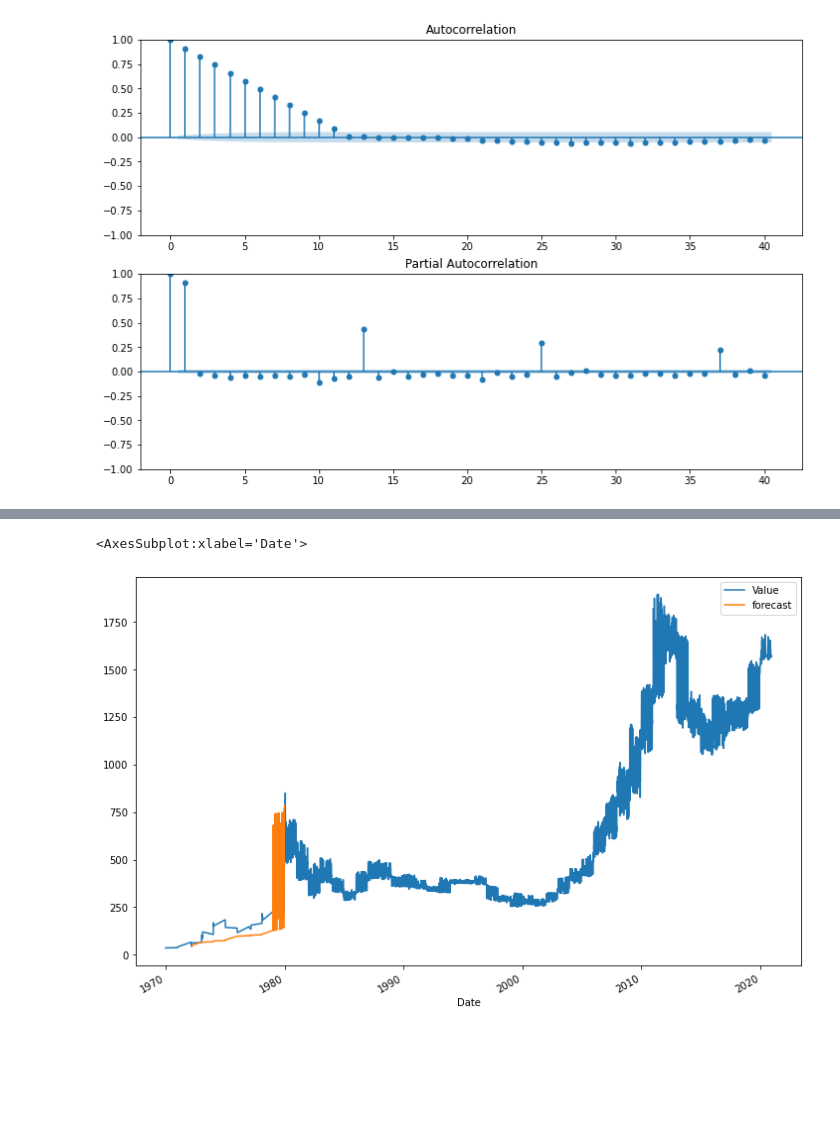
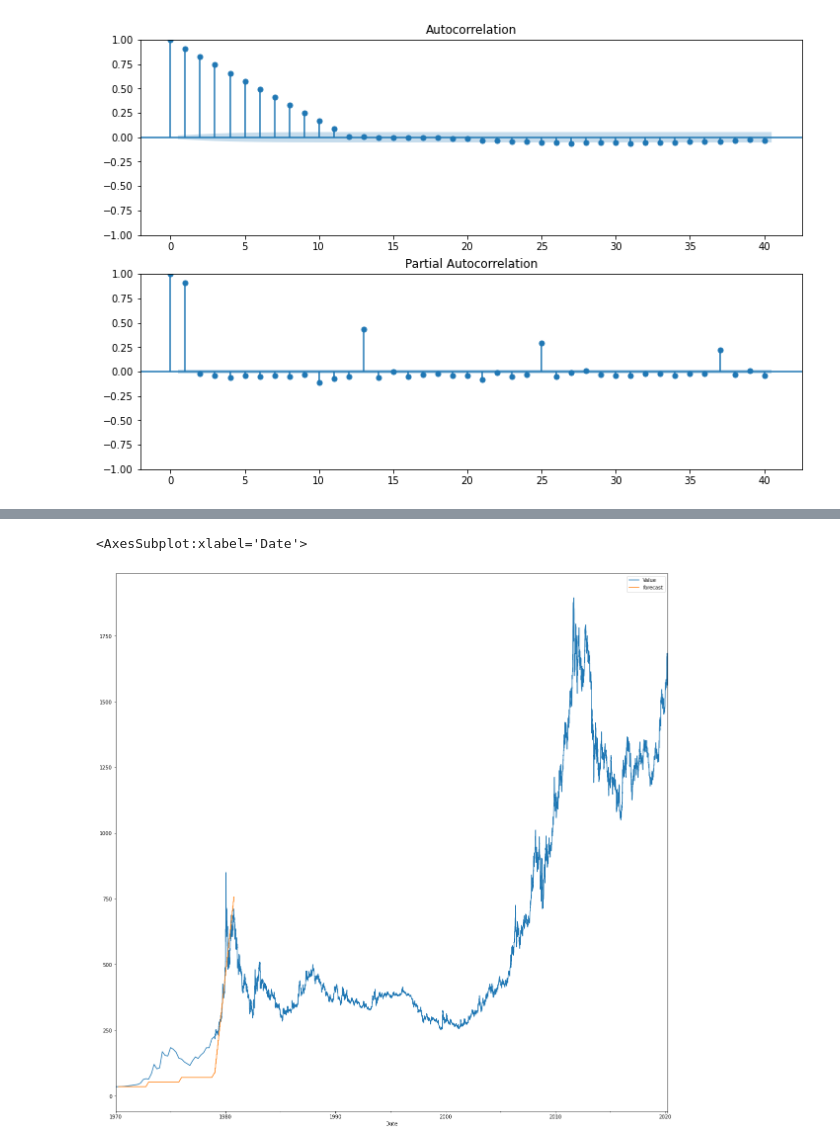
Before and after one commit to sabesan1998/ML_Assignment2_IT19129822_IT19058788_IT19056630, a Jupyter notebook: TimeSeries.ipynb, the cells around one changed output, grey strips where cells are left out. Drawn from its saved outputs; the diff is of its cells as text; code cells hidden in the pictures; blank space fills up the shorter version.

```diff
--- a/TimeSeries.ipynb
+++ b/TimeSeries.ipynb
@@ -107,7 +128,7 @@ Number of Observations : 10747
 # %% [markdown]
 Change the data to stationary
 # %%
-timeSeries['First Difference'] = timeSeries['Value'] - timeSeries['Value'].shift(1)
+timeSeries['First Difference'] = timeSeries.diff().dropna()
 # %%
 timeSeries['Seasonal First Difference']=timeSeries['Value']-timeSeries['Value'].shift(12)
 # %%
@@ -202,5 +225,4 @@ Total fit time: 85.843 seconds
 # %%
-from statsmodels.tsa.arima.model import ARIMA
 model = ARIMA(timeSeries['Value'], order=(2,1,2))
-model_fit=model.fit()
+model_fit_arima=model.fit()
 # %%
@@ -227,7 +249,7 @@ SARIMAX Results
 Warnings:
 [1] Covariance matrix calculated using the outer product of gradients (complex-step).
 # %%
-timeSeries['forecast']=model_fit.predict(start=10,end=300,dynamic=True)
+timeSeries['forecast']=model_fit_arima.predict(start= 1,end=300,dynamic=True)
 timeSeries[['Value','forecast']].plot(figsize=(12,8))
 # %% [output]
 <AxesSubplot:xlabel='Date'>
@@ -235,3 +257,3 @@ timeSeries[['Value','forecast']].plot(figsize=(12,8))
 # %%
-model=sm.tsa.statespace.SARIMAX(df['Value'],order=(2, 1, 2),seasonal_order=(2,1,2,12))
+model=sm.tsa.statespace.SARIMAX(timeSeries['Value'],order=(2, 1, 2),seasonal_order=(2,1,2,12))
 results=model.fit()
@@ -238,6 +287,6 @@ results=model.fit()
 # %%
-df['forecast']=results.predict(start=10,end=300,dynamic=True)
-df[['Value','forecast']].plot(figsize=(12,8))
+timeSeries['forecast']=results.predict(start= 1,end=500,dynamic=True)
+timeSeries[['Value','forecast']].plot(figsize=(20,20))
 # %% [output]
 <AxesSubplot:xlabel='Date'>
-[figure, old version]
+[figure, new version]
```
Also changed, not shown: parts of 30 cells of this notebook.
